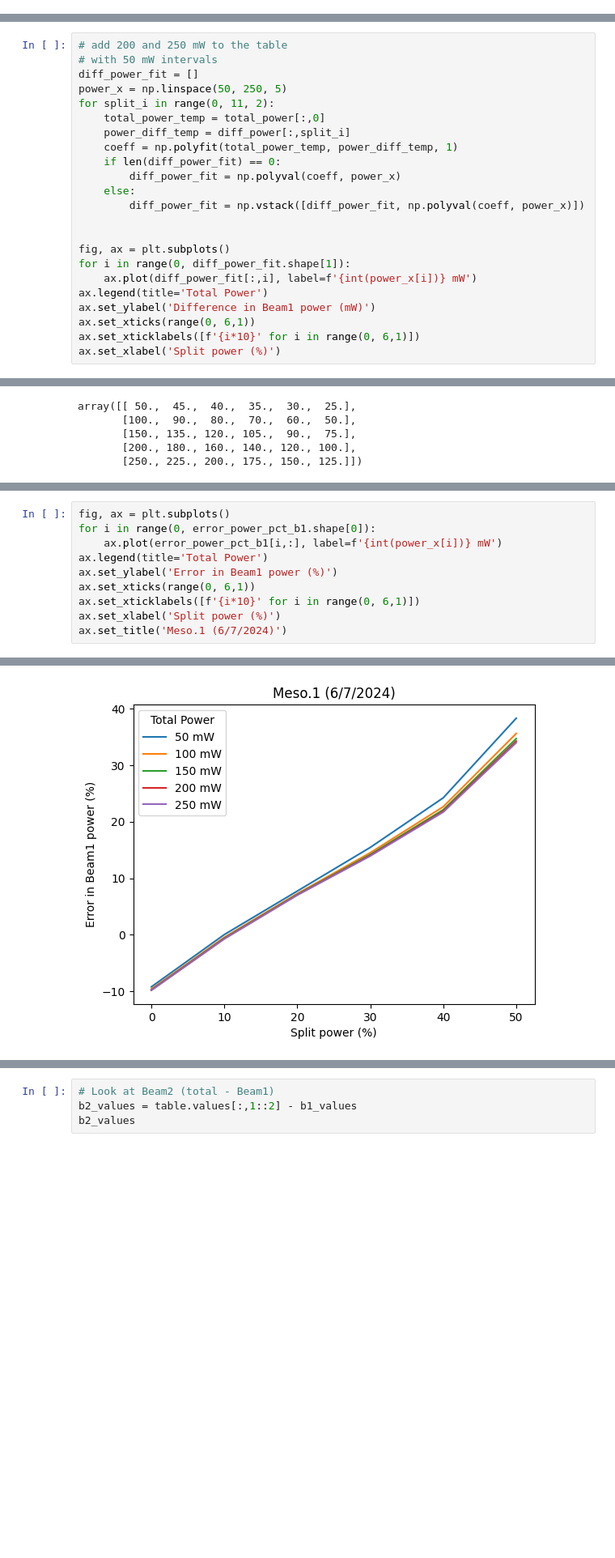
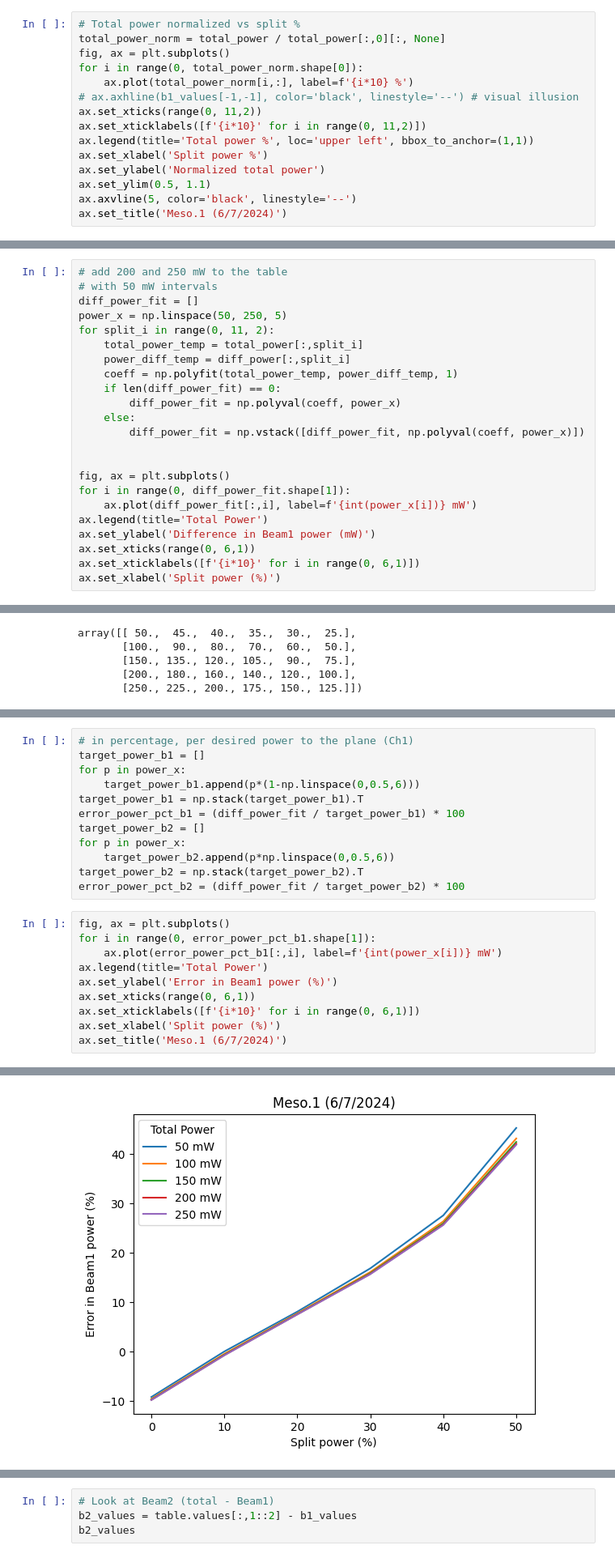
Before and after one commit to AllenNeuralDynamics/lamf_analysis_lims, a Jupyter notebook: qc/2p_data/240726_laser_power.ipynb, the cells around one changed output, grey strips where cells are left out. Shown at 81% size. Cells and saved outputs as stored; diff of their text form; blank space fills up the shorter version.

```diff
--- a/qc/2p_data/240726_laser_power.ipynb
+++ b/qc/2p_data/240726_laser_power.ipynb
@@ -68,0 +60,15 @@ est_b1 = total_power * (1-np.linspace(0,1,11))
+# %%
+# Total power normalized vs split %
+total_power_norm = total_power / total_power[:,0][:, None]
+fig, ax = plt.subplots()
+for i in range(0, total_power_norm.shape[0]):
+    ax.plot(total_power_norm[i,:], label=f'{i*10} %')
+# ax.axhline(b1_values[-1,-1], color='black', linestyle='--') # visual illusion
+ax.set_xticks(range(0, 11,2))
+ax.set_xticklabels([f'{i*10}' for i in range(0, 11,2)])
+ax.legend(title='Total power %', loc='upper left', bbox_to_anchor=(1,1))
+ax.set_xlabel('Split power %')
+ax.set_ylabel('Normalized total power')
+ax.set_ylim(0.5, 1.1)
+ax.axvline(5, color='black', linestyle='--')
+ax.set_title('Meso.1 (6/7/2024)')
@@ -183,7 +192,7 @@ array([[  6.6,   6.6,   6.6,   6.5,   6.4,   6.3,   6.2,   6. ,   6. ,
 diff_power_fit = []
 power_x = np.linspace(50, 250, 5)
 for split_i in range(0, 11, 2):
-    total_power_temp = total_power[:,0]
+    total_power_temp = total_power[:,split_i]
     power_diff_temp = diff_power[:,split_i]
     coeff = np.polyfit(total_power_temp, power_diff_temp, 1)
     if len(diff_power_fit) == 0:
@@ -256,16 +223,28 @@ array([[-9.18617186,  0.05437866,  7.73958194, 15.45688421, 24.22230404,
+# %%
+# in percentage, per desired power to the plane (Ch1)
+target_power_b1 = []
+for p in power_x:
+    target_power_b1.append(p*(1-np.linspace(0,0.5,6)))
+target_power_b1 = np.stack(target_power_b1).T
+error_power_pct_b1 = (diff_power_fit / target_power_b1) * 100
+target_power_b2 = []
+for p in power_x:
+    target_power_b2.append(p*np.linspace(0,0.5,6))
+target_power_b2 = np.stack(target_power_b2).T
+error_power_pct_b2 = (diff_power_fit / target_power_b2) * 100
 # %%
 fig, ax = plt.subplots()
-for i in range(0, error_power_pct_b1.shape[0]):
-    ax.plot(error_power_pct_b1[i,:], label=f'{int(power_x[i])} mW')
+for i in range(0, error_power_pct_b1.shape[1]):
+    ax.plot(error_power_pct_b1[:,i], label=f'{int(power_x[i])} mW')
 ax.legend(title='Total Power')
 ax.set_ylabel('Error in Beam1 power (%)')
 ax.set_xticks(range(0, 6,1))
 ax.set_xticklabels([f'{i*10}' for i in range(0, 6,1)])
 ax.set_xlabel('Split power (%)')
 ax.set_title('Meso.1 (6/7/2024)')
 # %% [output]
 Text(0.5, 1.0, 'Meso.1 (6/7/2024)')
-[figure, old version]
+[figure, new version]
 # %%
 fig, ax = plt.subplots()
 for i in range(0, error_power_pct_b2.shape[0]):
```
Also changed, not shown: parts of 10 cells of this notebook.
